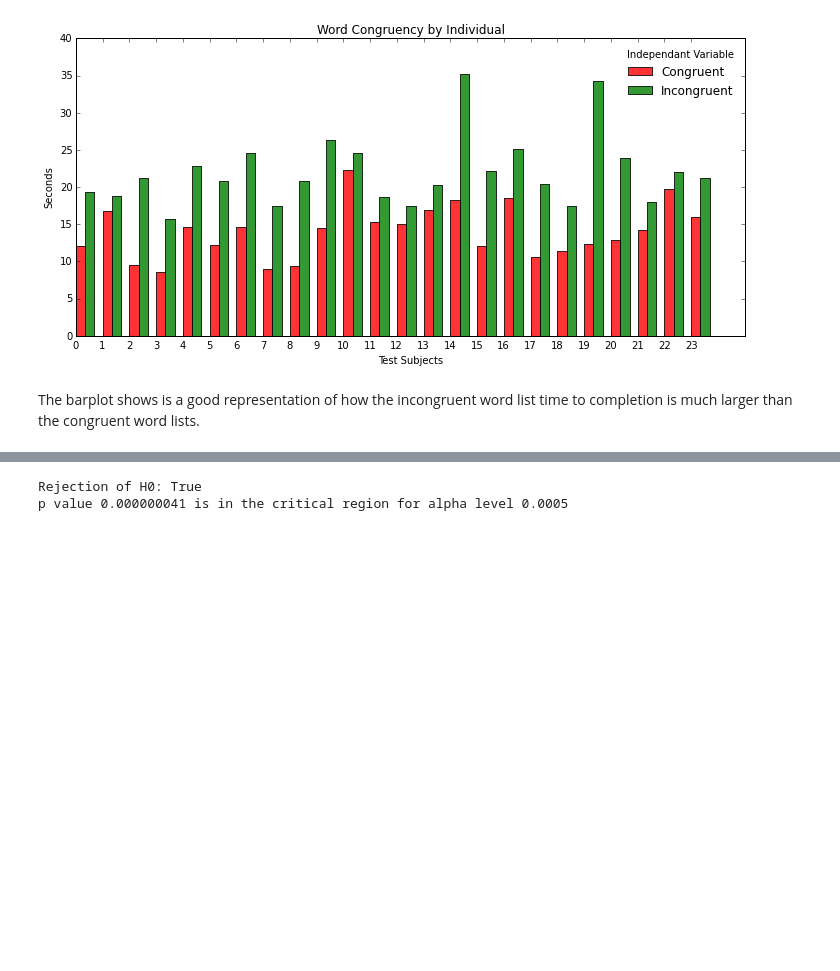
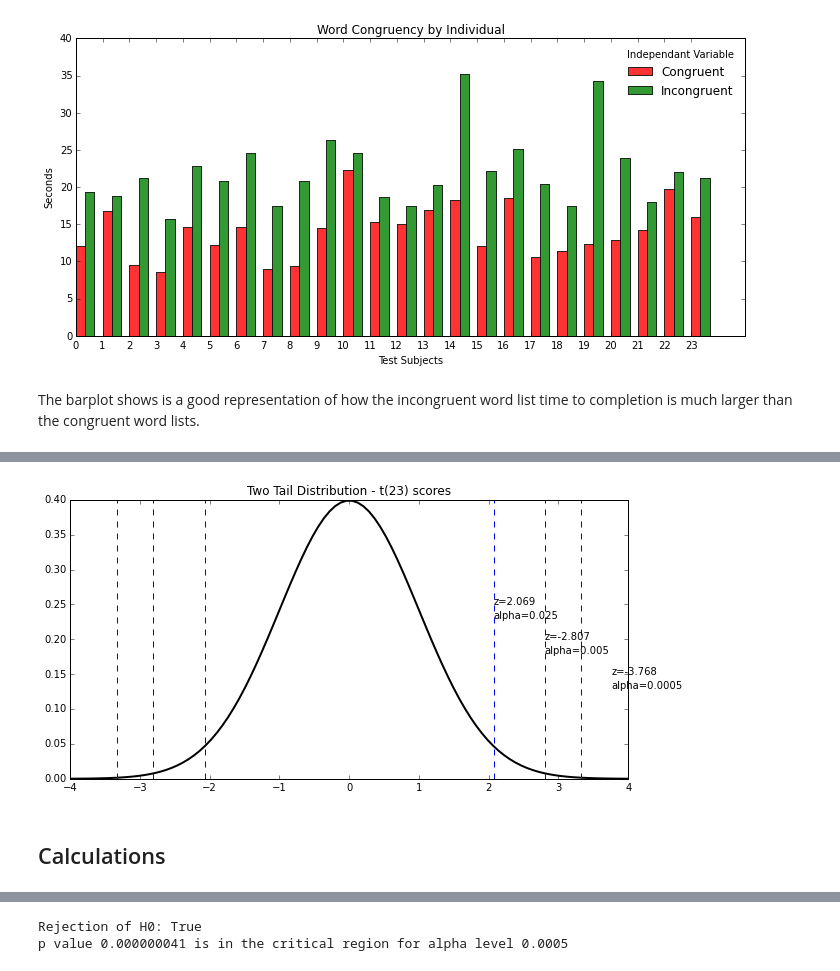
Before and after one commit to craignicholson/P1, a Jupyter notebook: Data_Analyst_ND_ProjectP1.ipynb, the cells around one changed output, grey strips where cells are left out. Drawn from its saved outputs; the diff is of its cells as text; code cells hidden in the pictures; blank space fills up the shorter version.

```diff
--- a/Data_Analyst_ND_ProjectP1.ipynb
+++ b/Data_Analyst_ND_ProjectP1.ipynb
@@ -496,2 +363,28 @@ Margin of Error:        2.23777677409
+# %%
+# setup the equation
+mean_plot = 0
+variance = 1
+sigma = np.sqrt(variance)
+x = np.linspace(-4,4,100)  # define the length of the tail out to 4 std dev
+                          # and population size of 100 to get normalized shape
+plt.title('Two Tail Distribution - t(23) scores')
+plt.plot(x,mlab.normpdf(x,mean_plot,sigma),'k-', lw=2)
+plt.axvline(-2.069, color='b', linestyle='dashed', linewidth=1)
+plt.axvline(2.069, color='b', linestyle='dashed', linewidth=1)
+plt.axvline(-2.807, color='b', linestyle='dashed', linewidth=1)
+plt.axvline(2.807, color='b', linestyle='dashed', linewidth=1)
+plt.axvline(-3.327, color='b', linestyle='dashed', linewidth=1)
+plt.axvline(3.327, color='b', linestyle='dashed', linewidth=1)
+plt.text(2.069,  .25, r'z=2.069')
+plt.text(2.069,  .23, r'alpha=0.025')
+plt.text(2.807, .20, r'z=-2.807')
+plt.text(2.807,  .18, r'alpha=0.005')
+plt.text(3.768, .15, r'z=-3.768')
+plt.text(3.768,  .13, r'alpha=0.0005')
+plt.show()
+# %% [output]
+[figure, added]
+# %% [markdown]
+## Calculations
 # %%
 diff= df
```
Also changed, not shown: parts of 32 cells of this notebook.
